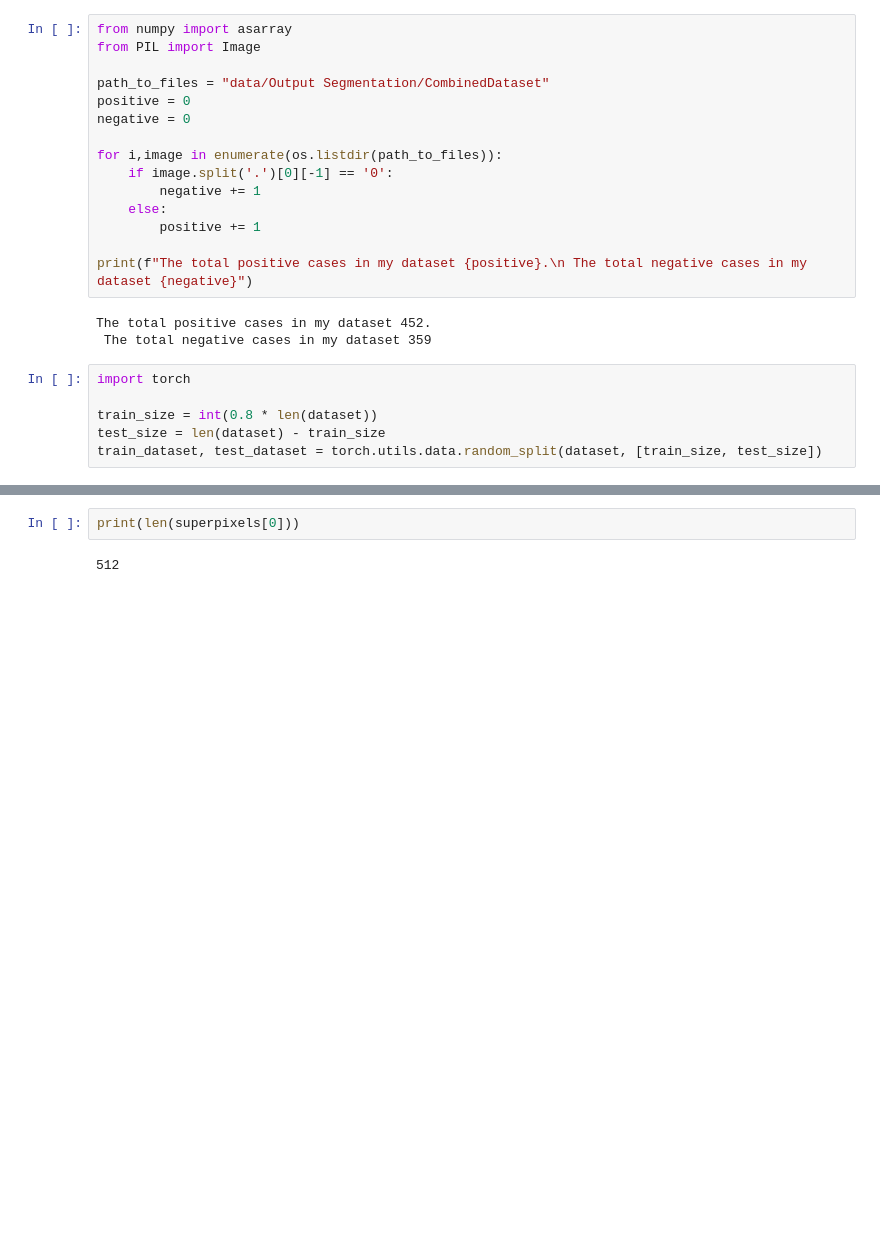
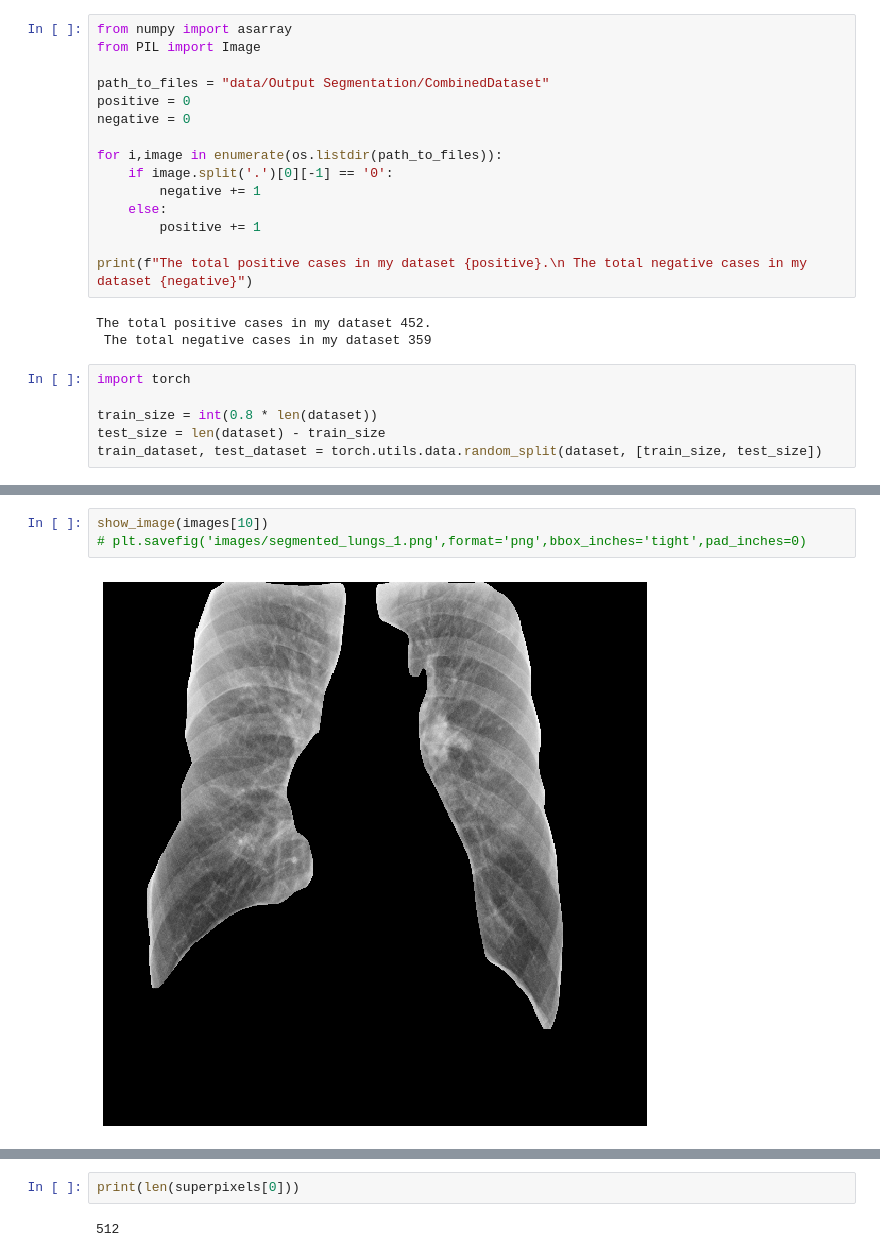
Before and after one commit to USD-AI-ResearchLab/Superpixels-in-graph-neural-network, a Jupyter notebook: creating_lung_superpixel.ipynb, the cells around one changed output, grey strips where cells are left out. Cells and saved outputs as stored; diff of their text form; blank space fills up the shorter version.

```diff
--- a/creating_lung_superpixel.ipynb
+++ b/creating_lung_superpixel.ipynb
@@ -271,3 +249,8 @@ done in 0:58:56.885321
+# %%
+show_image(images[10])
+# plt.savefig('images/segmented_lungs_1.png',format='png',bbox_inches='tight',pad_inches=0)
+# %% [output]
+[figure, added]
 # %%
 plt.imshow(images[10])
 print("The corresponding label: ",labels[10])
```
Also changed, not shown: parts of 18 cells of this notebook, 4 other files.
